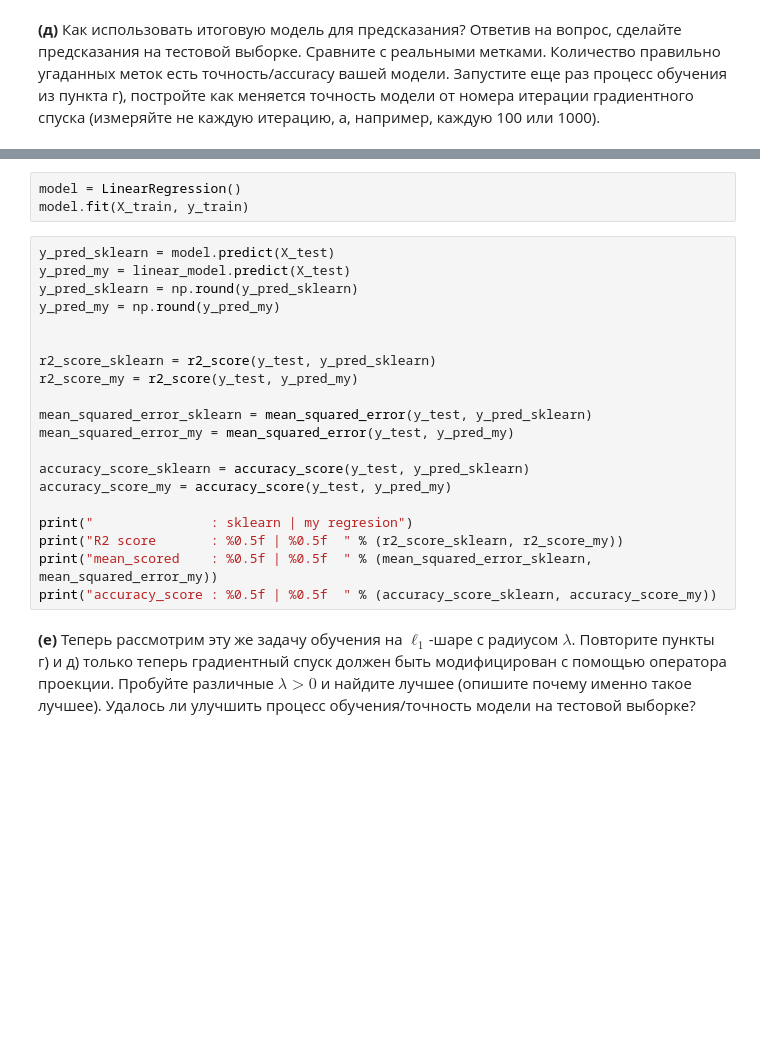
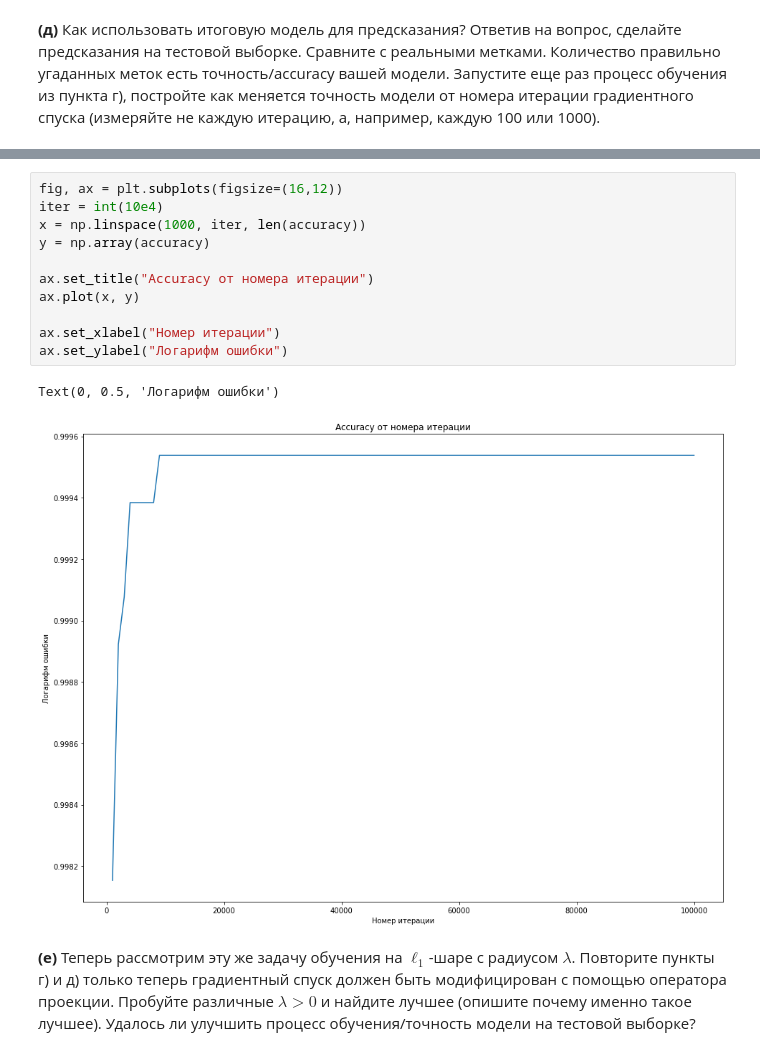
Before and after one commit to kreininmv/Applied-optimization, a Jupyter notebook: Homework/Kreinin_Matvei_Optimization_HW_2.ipynb, the cells around one changed output, grey strips where cells are left out. Saved outputs shown, nothing was run; the diff lists cells and outputs as text; blank space fills up the shorter version.

```diff
--- a/Homework/Kreinin_Matvei_Optimization_HW_2.ipynb
+++ b/Homework/Kreinin_Matvei_Optimization_HW_2.ipynb
@@ -242,25 +482,16 @@ KeyboardInterrupt:
-# %%
-model = LinearRegression()
-model.fit(X_train, y_train)
-# %%
-y_pred_sklearn = model.predict(X_test)
-y_pred_my = linear_model.predict(X_test)
-y_pred_sklearn = np.round(y_pred_sklearn)
-y_pred_my = np.round(y_pred_my)
-
-
-r2_score_sklearn = r2_score(y_test, y_pred_sklearn)
-r2_score_my = r2_score(y_test, y_pred_my)
-
-mean_squared_error_sklearn = mean_squared_error(y_test, y_pred_sklearn)
-mean_squared_error_my = mean_squared_error(y_test, y_pred_my)
-
-accuracy_score_sklearn = accuracy_score(y_test, y_pred_sklearn)
-accuracy_score_my = accuracy_score(y_test, y_pred_my)
-
-print("               : sklearn | my regresion")
-print("R2 score       : %0.5f | %0.5f  " % (r2_score_sklearn, r2_score_my))
-print("mean_scored    : %0.5f | %0.5f  " % (mean_squared_error_sklearn, mean_squared_error_my))
-print("accuracy_score : %0.5f | %0.5f  " % (accuracy_score_sklearn, accuracy_score_my))
+# %%
+fig, ax = plt.subplots(figsize=(16,12))
+iter = int(10e4)
+x = np.linspace(1000, iter, len(accuracy))
+y = np.array(accuracy)
+
+ax.set_title("Accuracy от номера итерации")
+ax.plot(x, y)
+
+ax.set_xlabel("Номер итерации")
+ax.set_ylabel("Логарифм ошибки")
+# %% [output]
+Text(0, 0.5, 'Логарифм ошибки')
+[figure, added]
 # %% [markdown]
 __(e)__ Теперь рассмотрим эту же задачу обучения на $\ell_1$-шаре с радиусом $\lambda$. Повторите пункты г) и д) только теперь градиентный спуск должен быть модифицирован с помощью оператора проекции. Пробуйте различные $\lambda > 0$ и найдите лучшее (опишите почему именно такое лучшее). Удалось ли улучшить процесс обучения/точность модели на тестовой выборке?
```
Also changed, not shown: parts of 25 cells of this notebook, 1 other file.
